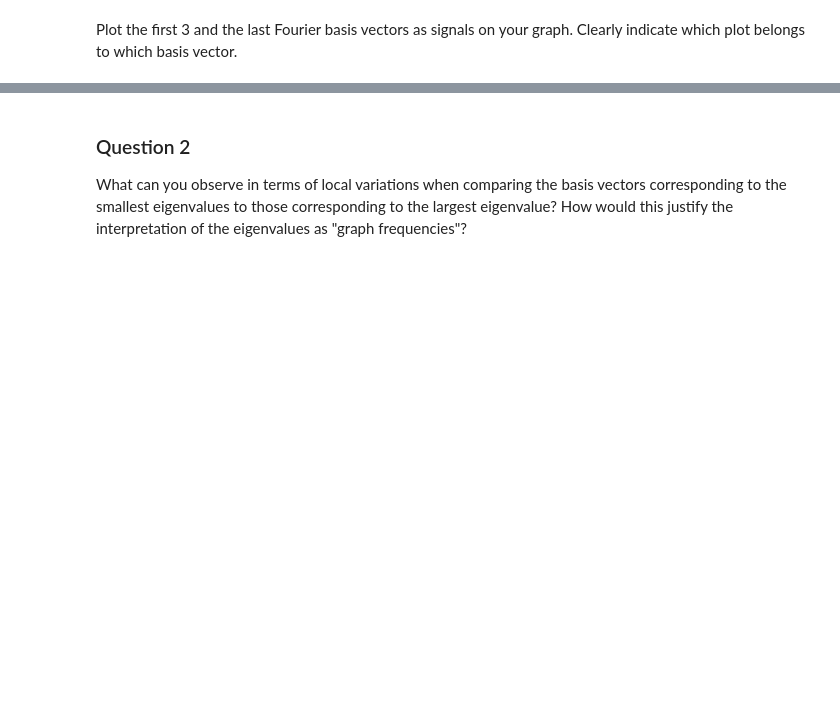
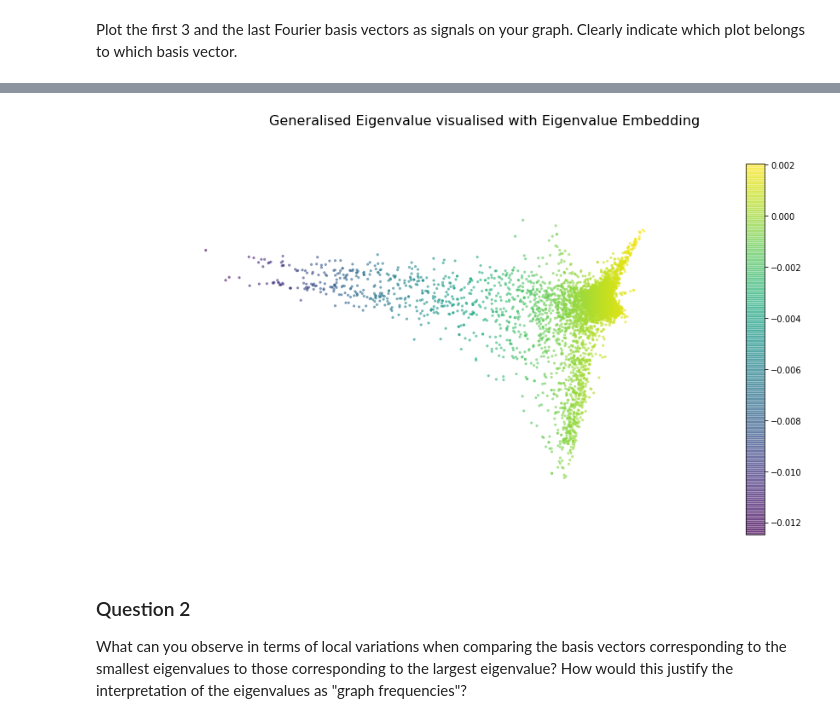
Before and after one commit to mattminder/ntds_24, a Jupyter notebook: Milestone_4/4_graph_signal_processing.ipynb, the cells around one changed output, grey strips where cells are left out. Cells and saved outputs as stored; diff of their text form; code cells hidden in the pictures; blank space fills up the shorter version.

```diff
--- a/Milestone_4/4_graph_signal_processing.ipynb
+++ b/Milestone_4/4_graph_signal_processing.ipynb
@@ -165,3 +189,11 @@ np.real(evecs_c)[:15,2], U[:15, 2]
+# %%
+fig = plt.figure(figsize=(15,8))
+ax = fig.subplots(1,1)
+draw_graph(np.real(evecs_c[:,1]),ax,method='GEV')
+fig.suptitle('Generalised Eigenvalue visualised with Eigenvalue Embedding', fontsize=16)
+plt.show()
+# %% [output]
+[figure, added]
 # %% [markdown]
 ### Question 2
 
```
Also changed, not shown: parts of 18 cells of this notebook.
